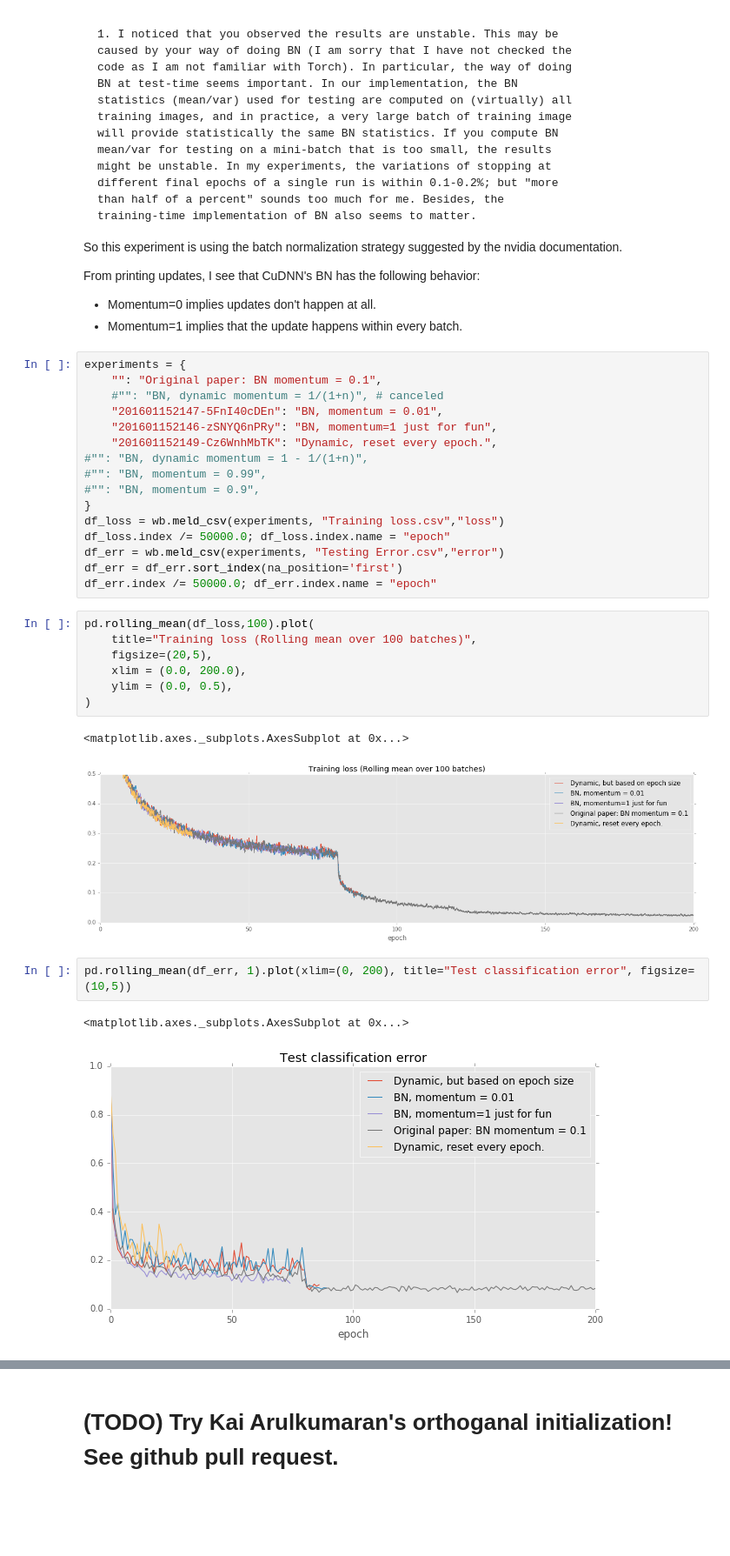
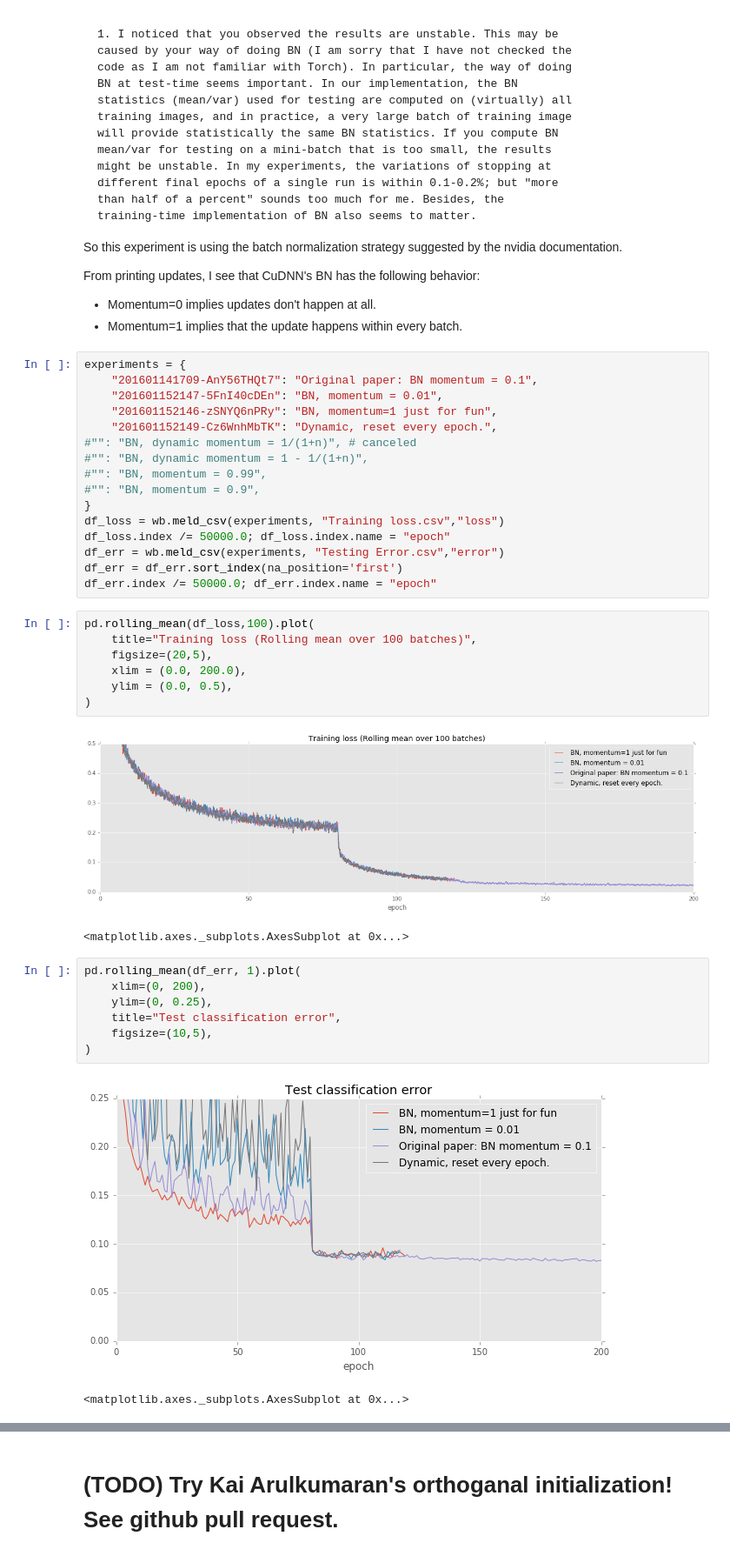
Before and after one commit to gcr/torch-residual-networks, a Jupyter notebook: Residual Network Experiment Results.ipynb, the cells around one changed output, grey strips where cells are left out. Shown at 87% size. Saved outputs shown, nothing was run; the diff lists cells and outputs as text; blank space fills up the shorter version.

```diff
--- a/Residual Network Experiment Results.ipynb
+++ b/Residual Network Experiment Results.ipynb
@@ -195,11 +196,11 @@ From printing updates, I see that CuDNN's BN has the following behavior:
 - Momentum=1 implies that the update happens within every batch.
 # %%
 experiments = {
-    "": "Original paper: BN momentum = 0.1",
-    #"": "BN, dynamic momentum = 1/(1+n)", # canceled
+    "201601141709-AnY56THQt7": "Original paper: BN momentum = 0.1",
     "201601152147-5FnI40cDEn": "BN, momentum = 0.01",
     "201601152146-zSNYQ6nPRy": "BN, momentum=1 just for fun",
     "201601152149-Cz6WnhMbTK": "Dynamic, reset every epoch.",
+#"": "BN, dynamic momentum = 1/(1+n)", # canceled
 #"": "BN, dynamic momentum = 1 - 1/(1+n)",
 #"": "BN, momentum = 0.99",
 #"": "BN, momentum = 0.9",
@@ -217,10 +218,15 @@ pd.rolling_mean(df_loss,100).plot(
     ylim = (0.0, 0.5),
 )
 # %% [output]
+[figure, new version]
 <matplotlib.axes._subplots.AxesSubplot at 0x...>
-[figure, old version]
 # %%
-pd.rolling_mean(df_err, 1).plot(xlim=(0, 200), title="Test classification error", figsize=(10,5))
+pd.rolling_mean(df_err, 1).plot(
+    xlim=(0, 200),
+    ylim=(0, 0.25),
+    title="Test classification error",
+    figsize=(10,5),
+)
 # %% [output]
+[figure, new version]
 <matplotlib.axes._subplots.AxesSubplot at 0x...>
-[figure, old version]
```
Also changed, not shown: parts of 19 cells of this notebook, 1 other file.
